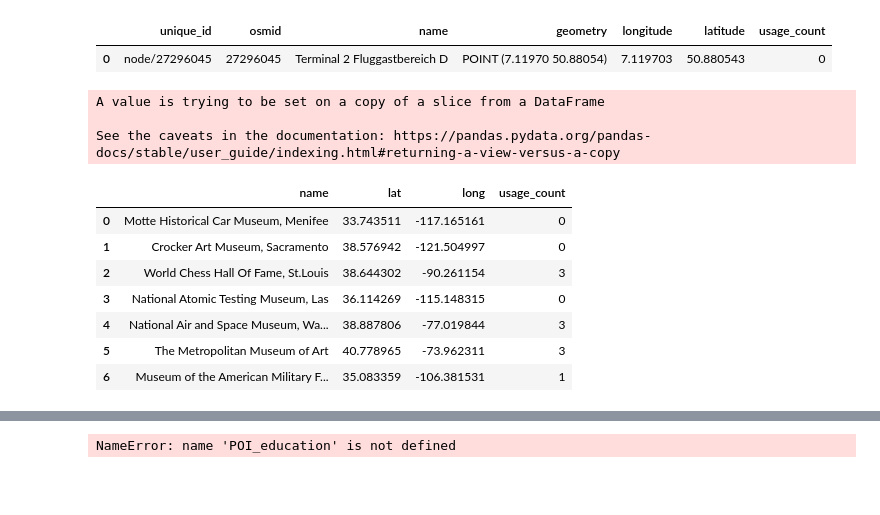
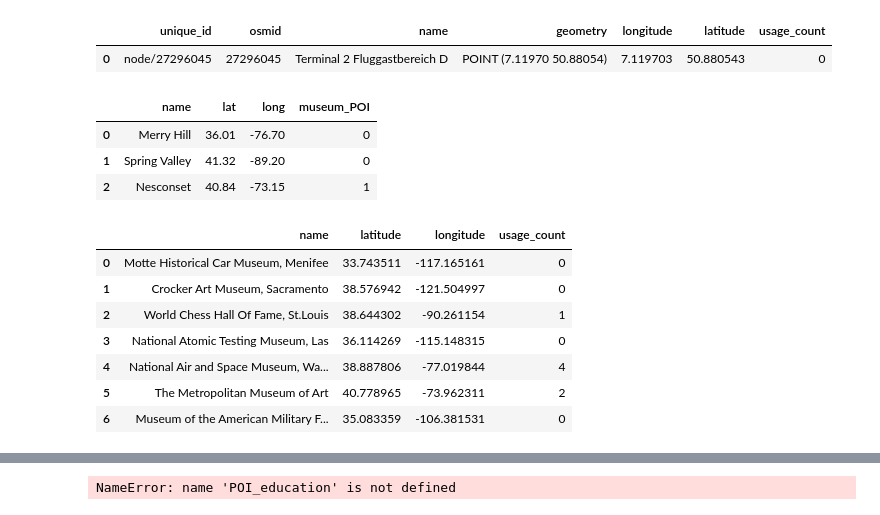
Before and after one commit to richardbor/bachelor_thesis, a Jupyter notebook: data_supplementation.ipynb, the cells around one changed output, grey strips where cells are left out. Drawn from its saved outputs; the diff is of its cells as text; code cells hidden in the pictures; blank space fills up the shorter version.

Commit message:
POI_data_start_end

```diff
--- a/data_supplementation.ipynb
+++ b/data_supplementation.ipynb
@@ -183,45 +183,74 @@ tree = BallTree(museum_radians, metric='haversine')
 # Again, imagine this little ball is just the size of a pingpong ball.
 #To use them for larger/smaller spheres we need to multiply/divide.
 #Say I want all museum within 100 miles;
 # radius
-distance_in_miles = 1100
+distance_in_miles = 100
 earth_radius_in_miles = 3958.8
 
 radius = distance_in_miles / earth_radius_in_miles
 
 #Now I can apply query_radius(), and remember the returned distances need to be converted back to miles.
 # The distances here are the great circle distance on the unit sphere, our pingpong ball.
 is_within, distances = tree.query_radius(places_radians, r=radius, count_only=False, return_distance=True)
 
 # convert distances back to miles
 distances_in_miles = distances * earth_radius_in_miles
 
 #transform to count value with list comprehension
 distances_in_miles[:] = [len(array) for array in distances_in_miles]
 
 #create count column for POI for trip data
 towns['museum_POI'] = distances_in_miles
 
 # calculate usage count for POI data
 for array in is_within:
     for element in array:
-        museum['usage_count'][element] = museum['usage_count'][element] + 1
+        museum.loc[element, 'usage_count'] = museum.loc[element, 'usage_count'] + 1
 #distances_in_miles
 
-#towns
+towns
 
-museum
+#museum
 
 #is_within
 # %% [output]
-A value is trying to be set on a copy of a slice from a DataFrame
-
-See the caveats in the documentation: https://pandas.pydata.org/pandas-docs/stable/user_guide/indexing.html#returning-a-view-versus-a-copy
-|  | name | lat | long | usage_count |
-| 0 | Motte Historical Car Museum, Menifee | 33.743511 | -117.165161 | 0 |
-| 1 | Crocker Art Museum, Sacramento | 38.576942 | -121.504997 | 0 |
-| 2 | World Chess Hall Of Fame, St.Louis | 38.644302 | -90.261154 | 3 |
-| 3 | National Atomic Testing Museum, Las | 36.114269 | -115.148315 | 0 |
-| 4 | National Air and Space Museum, Wa... | 38.887806 | -77.019844 | 3 |
-| 5 | The Metropolitan Museum of Art | 40.778965 | -73.962311 | 3 |
-| 6 | Museum of the American Military F... | 35.083359 | -106.381531 | 1 |
+|  | name | lat | long | museum_POI |
+| 0 | Merry Hill | 36.01 | -76.70 | 0 |
+| 1 | Spring Valley | 41.32 | -89.20 | 0 |
+| 2 | Nesconset | 40.84 | -73.15 | 1 |
+# %%
+towns = pd.DataFrame({
+    "name" : ["Merry Hill", "Spring Valley", "Nesconset"],
+    "latitude" : [36.01, 41.32, 40.84],
+    "longitude" : [-76.7, -89.20, -73.15],
+    "latitude2" : [35.01, 40.32, 30.84],
+    "longitude2" : [-76, -79.20, -63.15]
+})
+
+
+museum = pd.DataFrame({
+    "name" : ["Motte Historical Car Museum, Menifee", "Crocker Art Museum, Sacramento", "World Chess Hall Of Fame, St.Louis", "National Atomic Testing Museum, Las", "National Air and Space Museum, Washington", "The Metropolitan Museum of Art", "Museum of the American Military Family & Learning Center"],
+    "latitude" : [33.743511, 38.576942, 38.644302, 36.114269, 38.887806, 40.778965, 35.083359],
+    "longitude" : [-117.165161, -121.504997, -90.261154, -115.148315, -77.019844, -73.962311, -106.381531],
+    "usage_count": [0,0,0,0,0,0,0]
+})
+
+#Than we need to extract the lat/long pairs as numpy arrays with
+
+places_gps = towns[["latitude", "longitude"]].values
+places_radians =  np.radians(places_gps)
+places_gps2 = towns[["latitude2", "longitude2"]].values
+places_radians2 =  np.radians(places_gps2)
+
+towns, museum = method(towns, places_radians, places_radians2, museum, 'museum')
+
+museum
+# %% [output]
+|  | name | latitude | longitude | usage_count |
+| 0 | Motte Historical Car Museum, Menifee | 33.743511 | -117.165161 | 0 |
+| 1 | Crocker Art Museum, Sacramento | 38.576942 | -121.504997 | 0 |
+| 2 | World Chess Hall Of Fame, St.Louis | 38.644302 | -90.261154 | 1 |
+| 3 | National Atomic Testing Museum, Las | 36.114269 | -115.148315 | 0 |
+| 4 | National Air and Space Museum, Wa... | 38.887806 | -77.019844 | 4 |
+| 5 | The Metropolitan Museum of Art | 40.778965 | -73.962311 | 2 |
+| 6 | Museum of the American Military F... | 35.083359 | -106.381531 | 0 |
```
Also changed, not shown: parts of 1 cell of this notebook.
